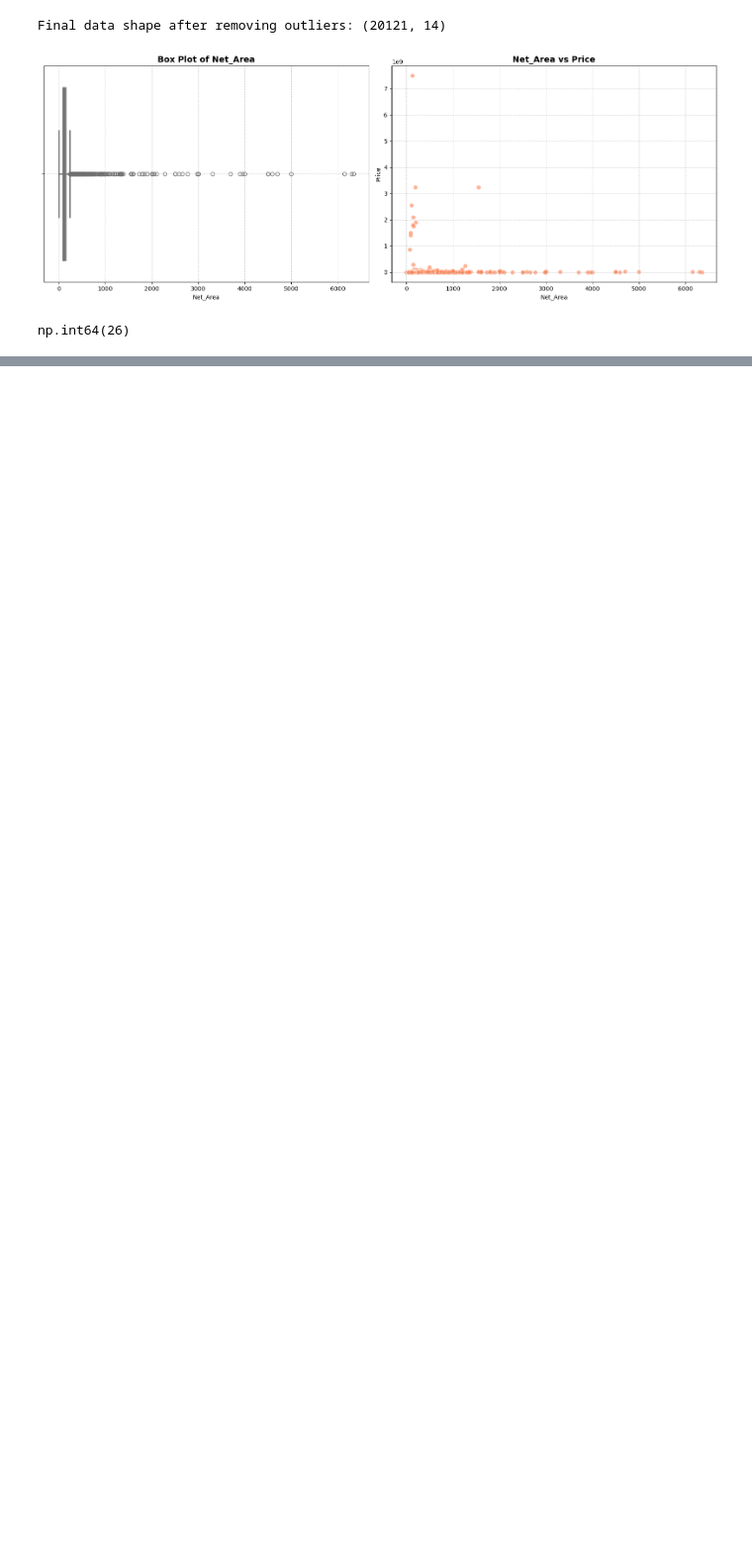
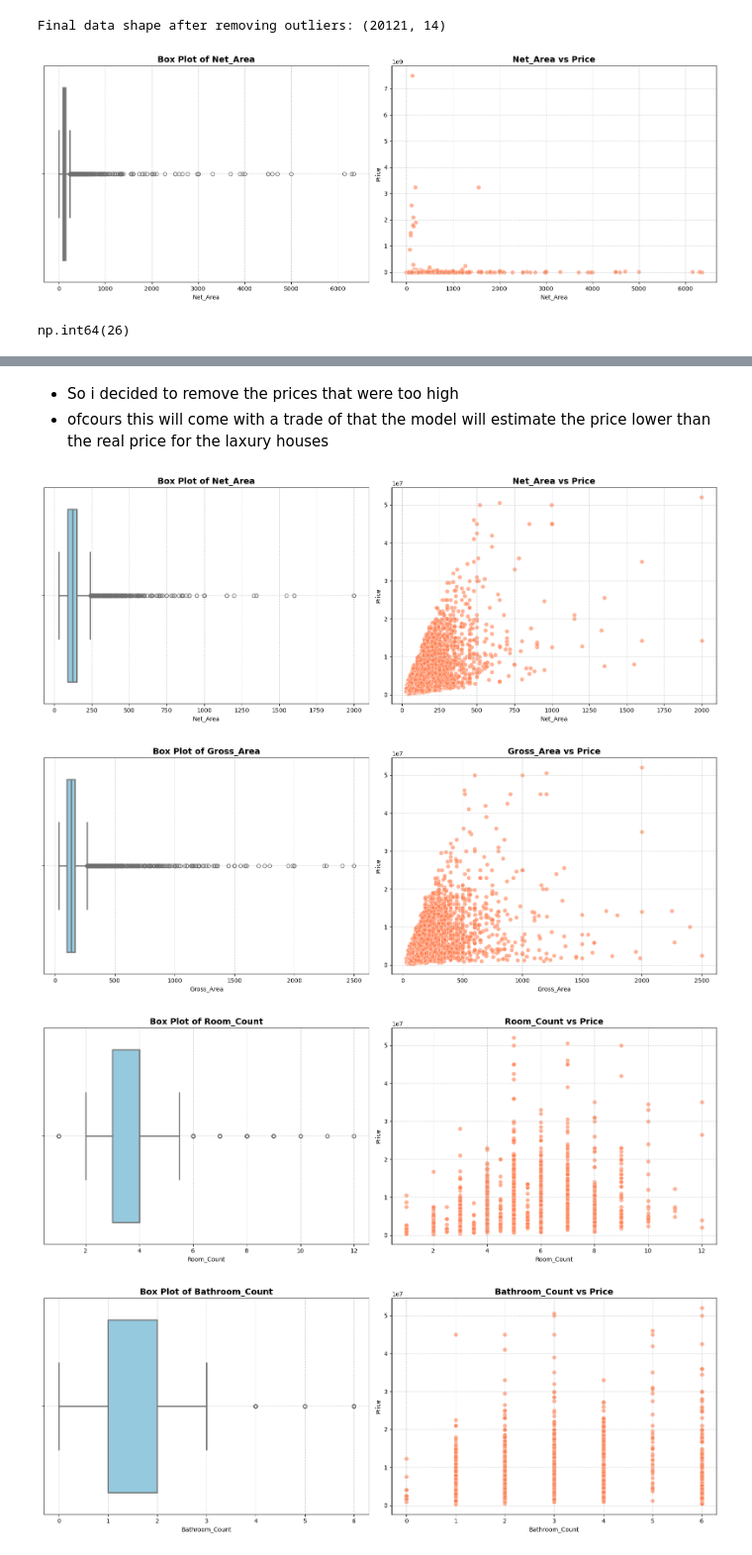
Before and after one commit to layananes/End-to-End-Turkiye-House-Price-Prediction-Project, a Jupyter notebook: Data_cleaning.ipynb, the cells around one changed output, grey strips where cells are left out. Shown at 99% size. Cells and saved outputs as stored; diff of their text form; code cells hidden in the pictures; blank space fills up the shorter version.

```diff
--- a/Data_cleaning.ipynb
+++ b/Data_cleaning.ipynb
@@ -783,0 +840,33 @@ dtype: int64
+# %%
+data = data_copy2.copy()
+# %%
+# 1. Calculate Price per m2 (if you haven't already)
+data['Price_per_m2'] = data['Price'] / data['Net_Area']
+
+# 2. Determine the logic limits (1% bottom and top of Price per m2)
+min_limit_m2 = data['Price_per_m2'].quantile(0.01)
+max_limit_m2 = data['Price_per_m2'].quantile(0.99)
+
+# Save original count
+rows_before = data.shape[0]
+
+# 3. Apply the filter
+data = data[(data['Price_per_m2'] >= min_limit_m2) & (data['Price_per_m2'] <= max_limit_m2)]
+
+# Save new count
+rows_after = data.shape[0]
+rows_removed = rows_before - rows_after
+
+# 4. Drop the helper column
+data.drop(columns=['Price_per_m2'], inplace=True)
+
+# --- REPORT ---
+print(f"Filter Thresholds (Price/m2):")
+print(f"  > Removing houses cheaper than:   {min_limit_m2:,.2f} TL/m2")
+print(f"  > Removing houses expensive than: {max_limit_m2:,.2f} TL/m2")
+print("-" * 30)
+print(f"Rows Removed: {rows_removed}")
+print("-" * 30)
+print(f"New Price Range (Total Price):")
+print(f"  > Min Price: {data['Price'].min():,.0f} TL")
+print(f"  > Max Price: {data['Price'].max():,.0f} TL")
@@ -783,0 +883,12 @@ dtype: int64
+# %% [markdown]
+- So i decided to remove the prices that were too high
+- ofcours this will come with a trade of that the model will estimate the price lower than the real price for the laxury houses
+# %%
+cols_to_plot = ["Net_Area", "Gross_Area", "Room_Count", "Bathroom_Count", "Building_Age", "Price"]
+for col in cols_to_plot:
+    check_outliers(data, col, target_name='Price')
+# %% [output]
+[figure, added]
+[figure, added]
+[figure, added]
+[figure, added]
```
Also changed, not shown: parts of 15 cells of this notebook.
